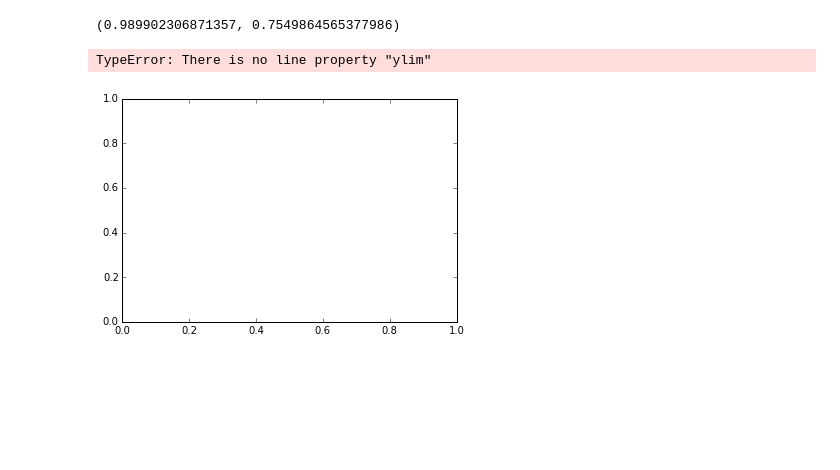
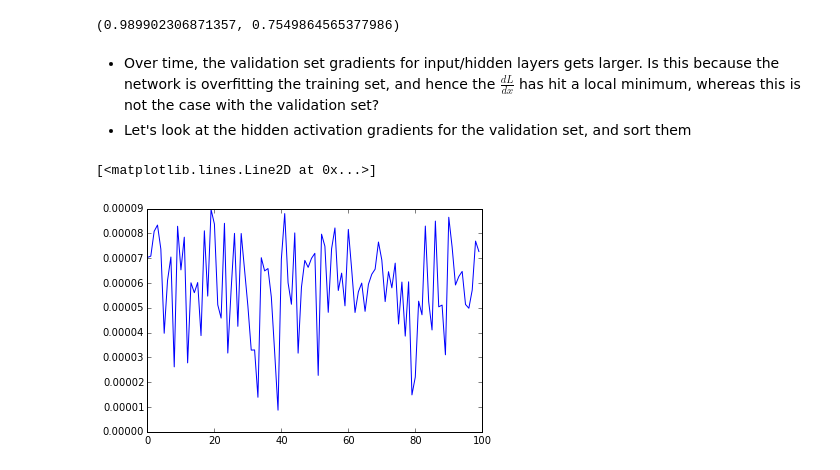
Before and after one commit to christopher-beckham/msc, a Jupyter notebook: notebooks/autoencoders_for_feature_rankings.ipynb, the cells around one changed output. Drawn from its saved outputs; the diff is of its cells as text; code cells hidden in the pictures; blank space fills up the shorter version.

```diff
--- a/notebooks/autoencoders_for_feature_rankings.ipynb
+++ b/notebooks/autoencoders_for_feature_rankings.ipynb
@@ -314,8 +316,13 @@ plotting...
 get_accuracy(Xt, yt, mlp3["predict_fn"]), get_accuracy(Xv, yv, mlp3["predict_fn"])
 # %% [output]
 (0.989902306871357, 0.7549864565377986)
-# %%
-plt.plot(grads, ylim=(0,1))
-# %% [output]
-TypeError: There is no line property "ylim"
-[figure, removed]
+# %% [markdown]
+* Over time, the validation set gradients for input/hidden layers gets larger. Is this because the network is overfitting the training set, and hence the $\frac{dL}{dx}$ has hit a local minimum, whereas this is not the case with the validation set?
+* Let's look at the hidden activation gradients for the validation set, and sort them
+# %%
+mlp3_hidden_grads = np.mean(np.abs(mlp3["hidden_grad_fn"]( mlp3["hidden_predict_fn"](Xv).astype("float32"), yv)), axis=0)
+# %%
+plt.plot(mlp3_hidden_grads)
+# %% [output]
+[<matplotlib.lines.Line2D at 0x...>]
+[figure, added]
```
Also changed, not shown: parts of 24 cells of this notebook.
